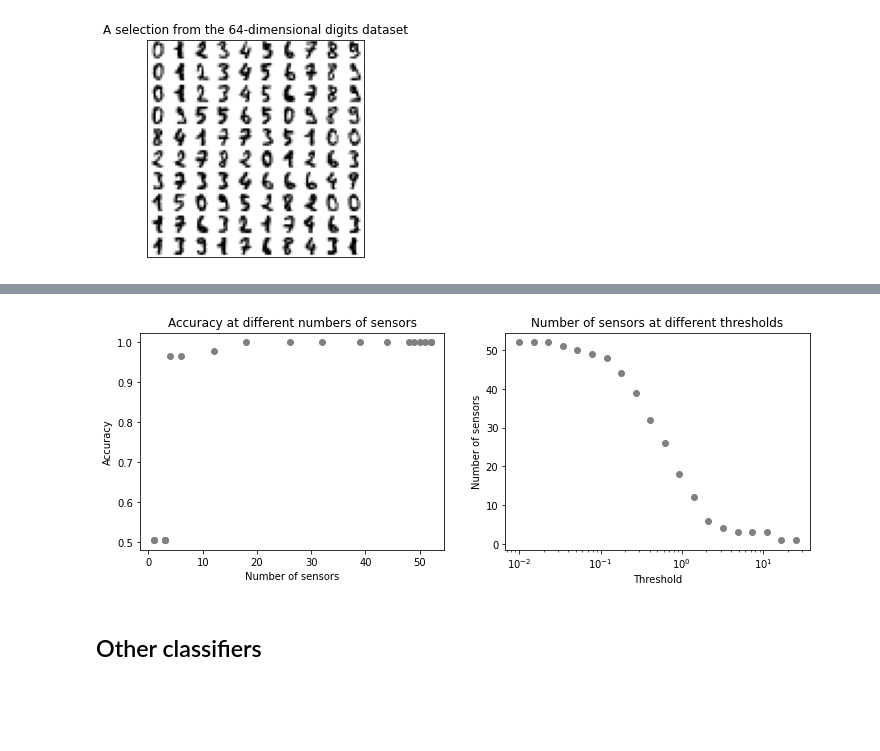
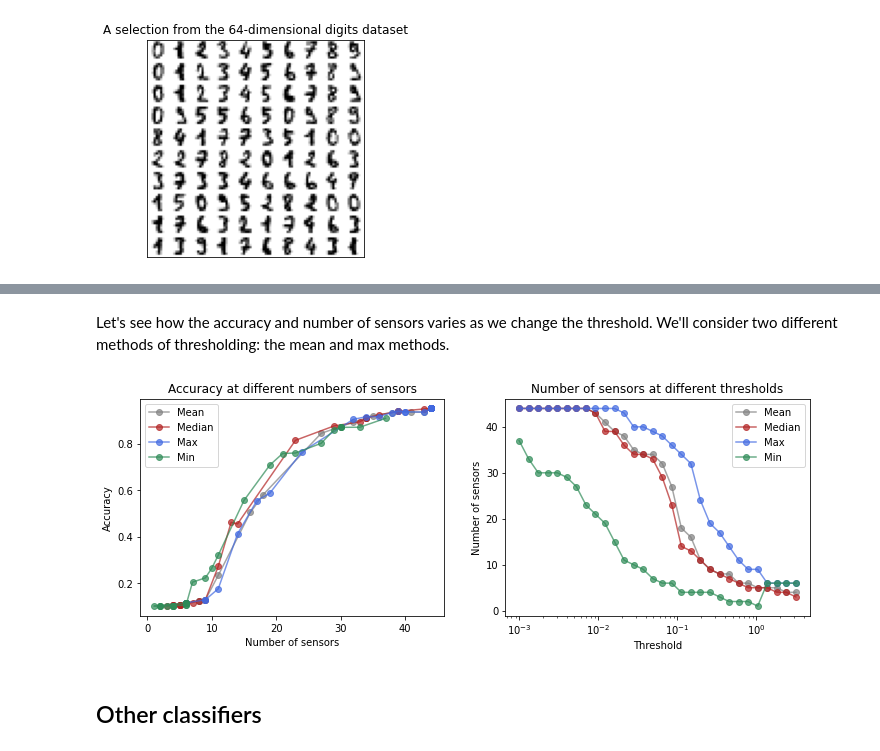
Before and after one commit to dynamicslab/pysensors, a Jupyter notebook: examples/classification.ipynb, the cells around one changed output, grey strips where cells are left out. Drawn from its saved outputs; the diff is of its cells as text; code cells hidden in the pictures; blank space fills up the shorter version.

Commit message:
Options for multiclass sensor coefficient thresholding

```diff
--- a/examples/Classification.ipynb
+++ b/examples/classification.ipynb
@@ -167,19 +190,38 @@ Classification report for classifier SSPOC(basis=Identity(n_basis_modes=1797),
+# %% [markdown]
+Let's see how the accuracy and number of sensors varies as we change the threshold. We'll consider two different methods of thresholding: the mean and max methods.
 # %%
-# TODO: plot accuracy vs threshold
 fig, axs = plt.subplots(1, 2, figsize=(12, 4))
-for thresh in np.logspace(-2, 1.4, 20):
-    model.update_threshold(thresh, xy=(X, y))
-    y_pred = model.predict(X[:, model.selected_sensors])
-    acc = metrics.accuracy_score(y, y_pred)
-    axs[0].plot(len(model.selected_sensors), acc, '-o', color='gray')
-    axs[1].plot(thresh, len(model.selected_sensors), '-o', color='gray')
+plot_kws = dict(alpha=0.7, marker="o", linestyle=None)
+
+methods = (np.mean, np.median, np.max, np.min)
+names = ('Mean', 'Median', 'Max', 'Min')
+colors = ('gray', 'firebrick', 'royalblue', 'seagreen')
+
+n_sensors = {name: [] for name in names}
+accuracy = {name: [] for name in names}
+thresholds = np.logspace(-3, 0.5, 30)
+
+for thresh in thresholds:
+    for method, name in zip(methods, names):
+        model.update_threshold(thresh, xy=(X, y), method=method)
+        y_pred = model.predict(X[:, model.selected_sensors])
+        accuracy[name].append(metrics.accuracy_score(y, y_pred))
+        n_sensors[name].append(len(model.selected_sensors))
+
+
+for name, color in zip(names, colors):
+    axs[0].plot(n_sensors[name], accuracy[name], color=color, label=name, **plot_kws)
+    axs[1].plot(thresholds, n_sensors[name], color=color, label=name, **plot_kws)
+
 
 axs[0].set(xlabel='Number of sensors', ylabel='Accuracy', title='Accuracy at different numbers of sensors')
 axs[1].set(xlabel='Threshold', xscale='log', ylabel='Number of sensors', title='Number of sensors at different thresholds')
+axs[0].legend()
+axs[1].legend()
 
 fig.show()
 # %% [output]
-[figure, old version]
+[figure, new version]
 # %% [markdown]
 ## Other classifiers
 # %%
```
Also changed, not shown: parts of 11 cells of this notebook, 2 other files.
